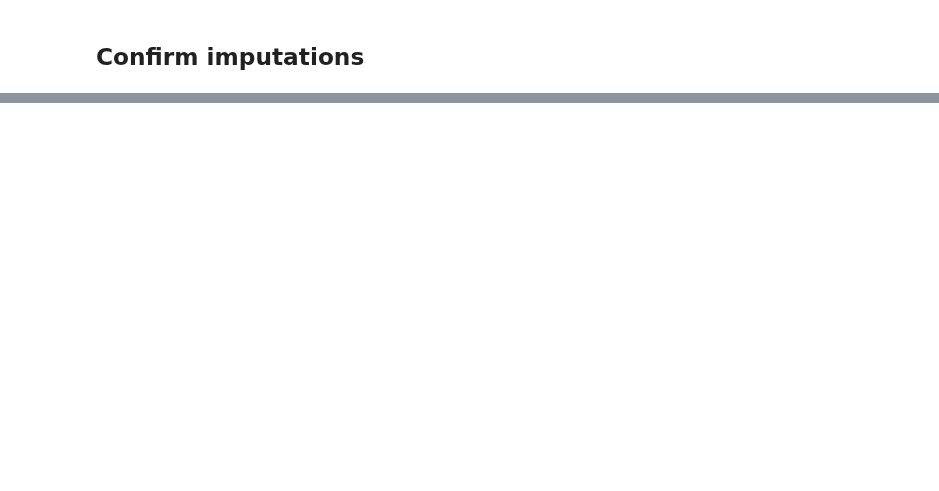
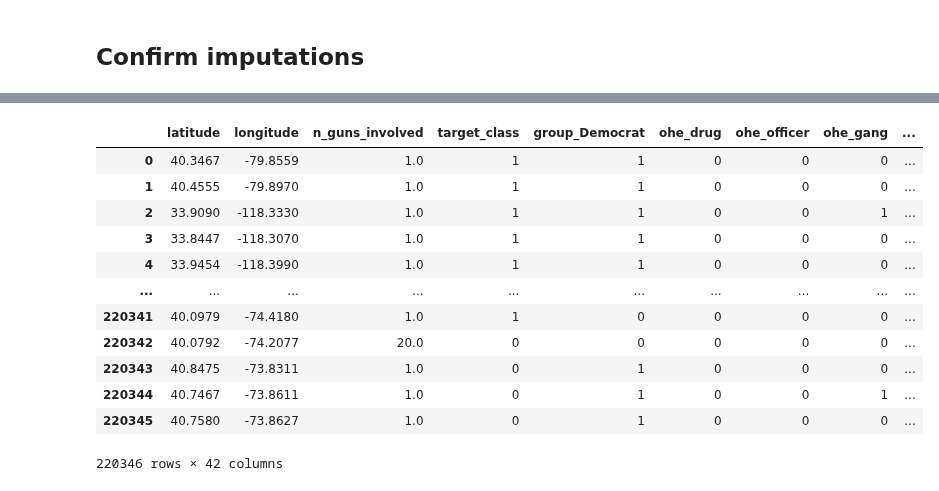
Before and after one commit to vivianndo/ads508_gunviolence, a Jupyter notebook: Data_Preparation.ipynb, the cells around one changed output, grey strips where cells are left out. Drawn from its saved outputs; the diff is of its cells as text; code cells hidden in the pictures; blank space fills up the shorter version.

```diff
--- a/Data_Preparation.ipynb
+++ b/Data_Preparation.ipynb
@@ -1147,0 +1354,55 @@ dtype: int64
+# %%
+df = pd.get_dummies(df, columns=['suspect_gender'], drop_first=True)
+# %%
+df = pd.get_dummies(df, columns=['suspect_age_group'], drop_first=True)
+# %%
+df = pd.get_dummies(df, columns=['region'], drop_first=True)
+# %%
+df_select=df.drop(columns=[
+    'incident_id',
+    'date',
+    'state',
+    'city_or_county',
+    'address',
+    'n_killed',
+    'n_injured',
+    'incident_url',
+    'source_url',
+    'incident_url_fields_missing',
+    'congressional_district',
+   'gun_stolen',
+    'gun_type',
+    'incident_characteristics',
+    'location_description',
+    'notes',
+    'participant_age',
+    'participant_age_group',
+    'participant_gender',
+    'participant_name',
+    'participant_relationship',
+    'participant_status',
+    'participant_type',
+    'sources',
+    'state_house_district',
+    'state_senate_district',
+    'year',
+    'group_Republican',
+    'suspect_age',
+    'suspect_age_value',
+    'n_total'])
+# %%
+df_select
+# %% [output]
+|  | latitude | longitude | n_guns_involved | target_class | group_Democrat | ohe_drug | ohe_officer | ohe_gang | ... |
+| 0 | 40.3467 | -79.8559 | 1.0 | 1 | 1 | 0 | 0 | 0 | ... |
+| 1 | 40.4555 | -79.8970 | 1.0 | 1 | 1 | 0 | 0 | 0 | ... |
+| 2 | 33.9090 | -118.3330 | 1.0 | 1 | 1 | 0 | 0 | 1 | ... |
+| 3 | 33.8447 | -118.3070 | 1.0 | 1 | 1 | 0 | 0 | 0 | ... |
+| 4 | 33.9454 | -118.3990 | 1.0 | 1 | 1 | 0 | 0 | 0 | ... |
+| ... | ... | ... | ... | ... | ... | ... | ... | ... | ... |
+| 220341 | 40.0979 | -74.4180 | 1.0 | 1 | 0 | 0 | 0 | 0 | ... |
+| 220342 | 40.0792 | -74.2077 | 20.0 | 0 | 0 | 0 | 0 | 0 | ... |
+| 220343 | 40.8475 | -73.8311 | 1.0 | 0 | 1 | 0 | 0 | 0 | ... |
+| 220344 | 40.7467 | -73.8611 | 1.0 | 0 | 1 | 0 | 0 | 1 | ... |
+| 220345 | 40.7580 | -73.8627 | 1.0 | 0 | 1 | 0 | 0 | 0 | ... |
+220346 rows × 42 columns
```
Also changed, not shown: parts of 17 cells of this notebook.
